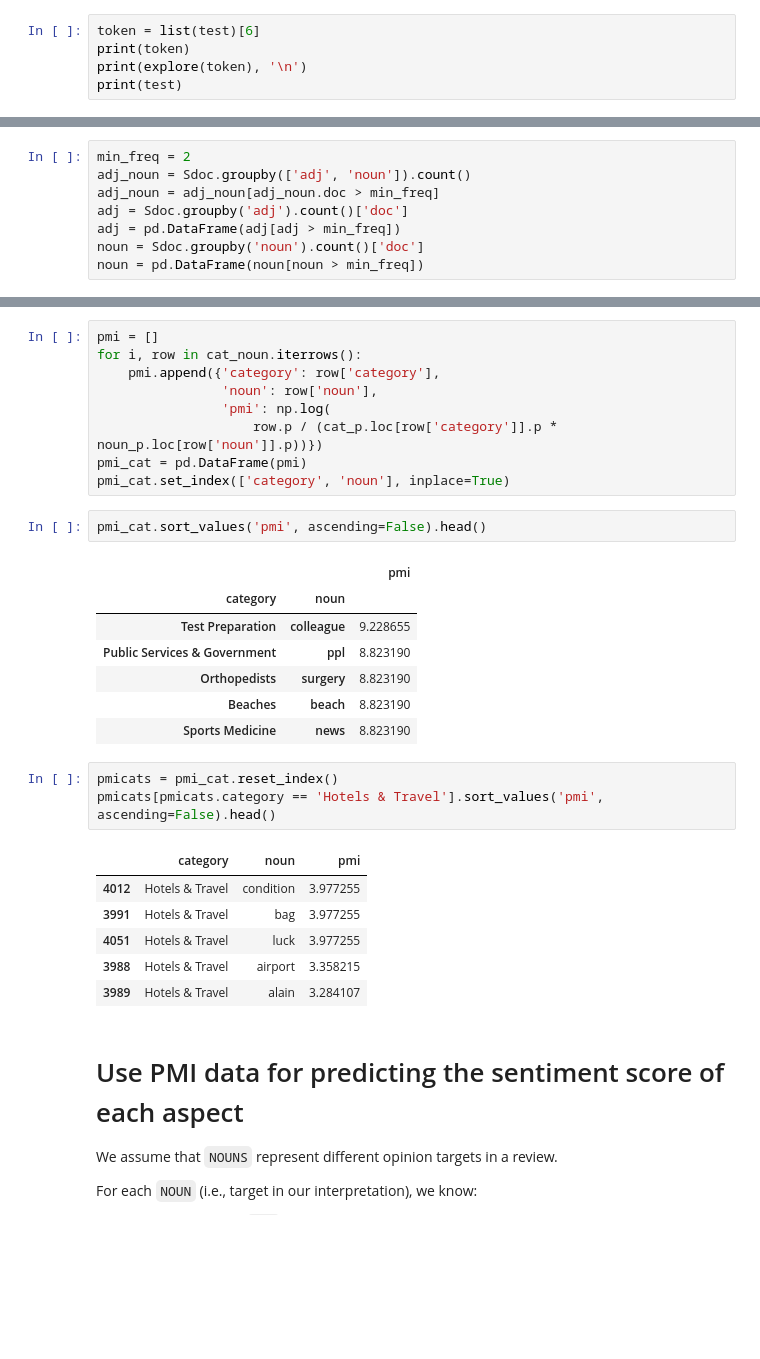
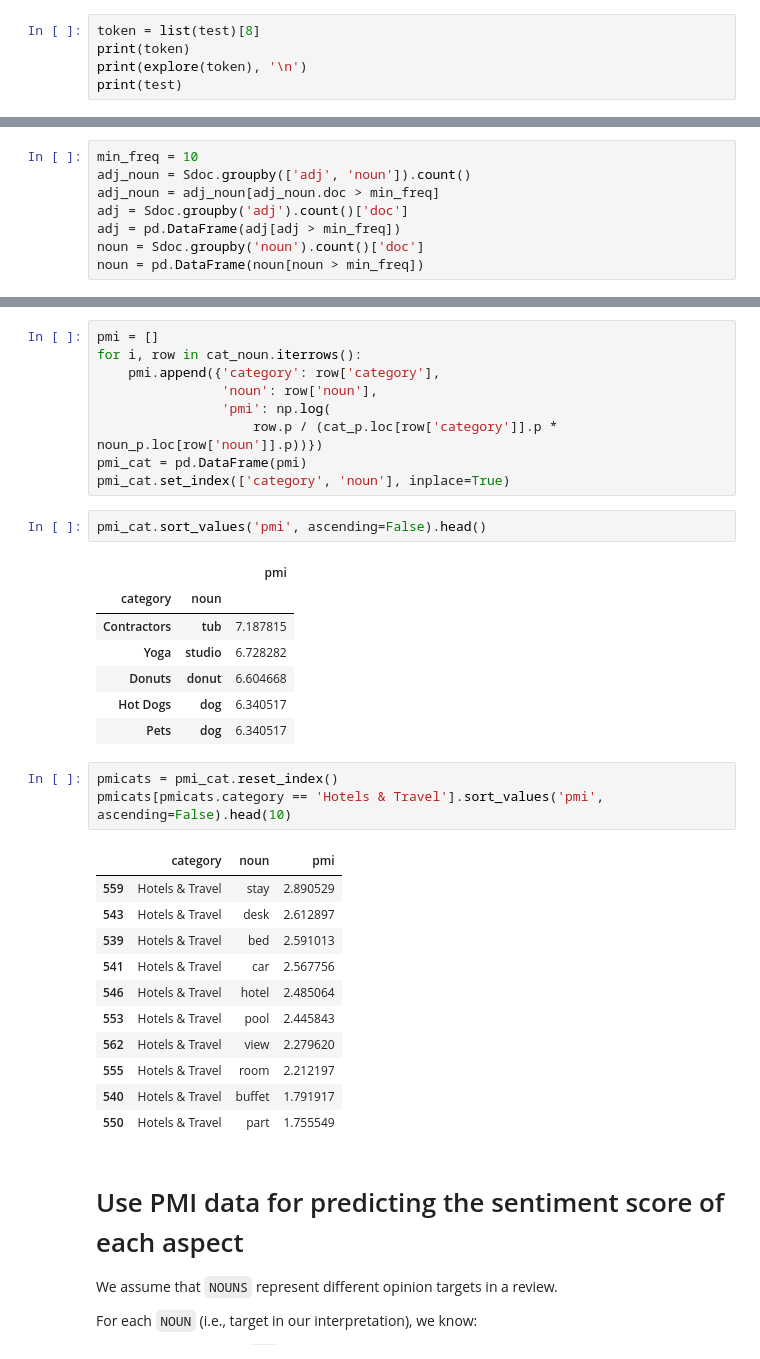
Before and after one commit to afflint/textsent, a Jupyter notebook: absa/absa-syntax.ipynb, the cells around one changed output, grey strips where cells are left out. Drawn from its saved outputs; the diff is of its cells as text; blank space fills up the shorter version.

```diff
--- a/absa/absa-syntax.ipynb
+++ b/absa/absa-syntax.ipynb
@@ -98,7 +102,7 @@ def explore(token, children=None, level=0, order=None):
         explore(child, children=children, level=level+1, order=order)
     return children
 # %%
-token = list(test)[6]
+token = list(test)[8]
 print(token)
 print(explore(token), '\n')
 print(test)
@@ -274,7 +279,7 @@ $$
 # %%
 Sdoc = S.groupby(['doc', 'adj', 'noun']).first().reset_index()[['doc', 'adj', 'noun']]
 # %%
-min_freq = 2
+min_freq = 10
 adj_noun = Sdoc.groupby(['adj', 'noun']).count()
 adj_noun = adj_noun[adj_noun.doc > min_freq]
 adj = Sdoc.groupby('adj').count()['doc']
@@ -367,21 +372,26 @@ pmi_cat.sort_values('pmi', ascending=False).head()
 # %% [output]
 |  |  | pmi |
 | category | noun |  |
-| Test Preparation | colleague | 9.228655 |
-| Public Services & Government | ppl | 8.823190 |
-| Orthopedists | surgery | 8.823190 |
-| Beaches | beach | 8.823190 |
-| Sports Medicine | news | 8.823190 |
+| Contractors | tub | 7.187815 |
+| Yoga | studio | 6.728282 |
+| Donuts | donut | 6.604668 |
+| Hot Dogs | dog | 6.340517 |
+| Pets | dog | 6.340517 |
 # %%
 pmicats = pmi_cat.reset_index()
-pmicats[pmicats.category == 'Hotels & Travel'].sort_values('pmi', ascending=False).head()
+pmicats[pmicats.category == 'Hotels & Travel'].sort_values('pmi', ascending=False).head(10)
 # %% [output]
 |  | category | noun | pmi |
-| 4012 | Hotels & Travel | condition | 3.977255 |
-| 3991 | Hotels & Travel | bag | 3.977255 |
-| 4051 | Hotels & Travel | luck | 3.977255 |
-| 3988 | Hotels & Travel | airport | 3.358215 |
-| 3989 | Hotels & Travel | alain | 3.284107 |
+| 559 | Hotels & Travel | stay | 2.890529 |
+| 543 | Hotels & Travel | desk | 2.612897 |
+| 539 | Hotels & Travel | bed | 2.591013 |
+| 541 | Hotels & Travel | car | 2.567756 |
+| 546 | Hotels & Travel | hotel | 2.485064 |
+| 553 | Hotels & Travel | pool | 2.445843 |
+| 562 | Hotels & Travel | view | 2.279620 |
+| 555 | Hotels & Travel | room | 2.212197 |
+| 540 | Hotels & Travel | buffet | 1.791917 |
+| 550 | Hotels & Travel | part | 1.755549 |
 # %% [markdown]
 # Use PMI data for predicting the sentiment score of each aspect
 We assume that `NOUNS` represent different opinion targets in a review.
```
Also changed, not shown: parts of 21 cells of this notebook, 1 other file.
